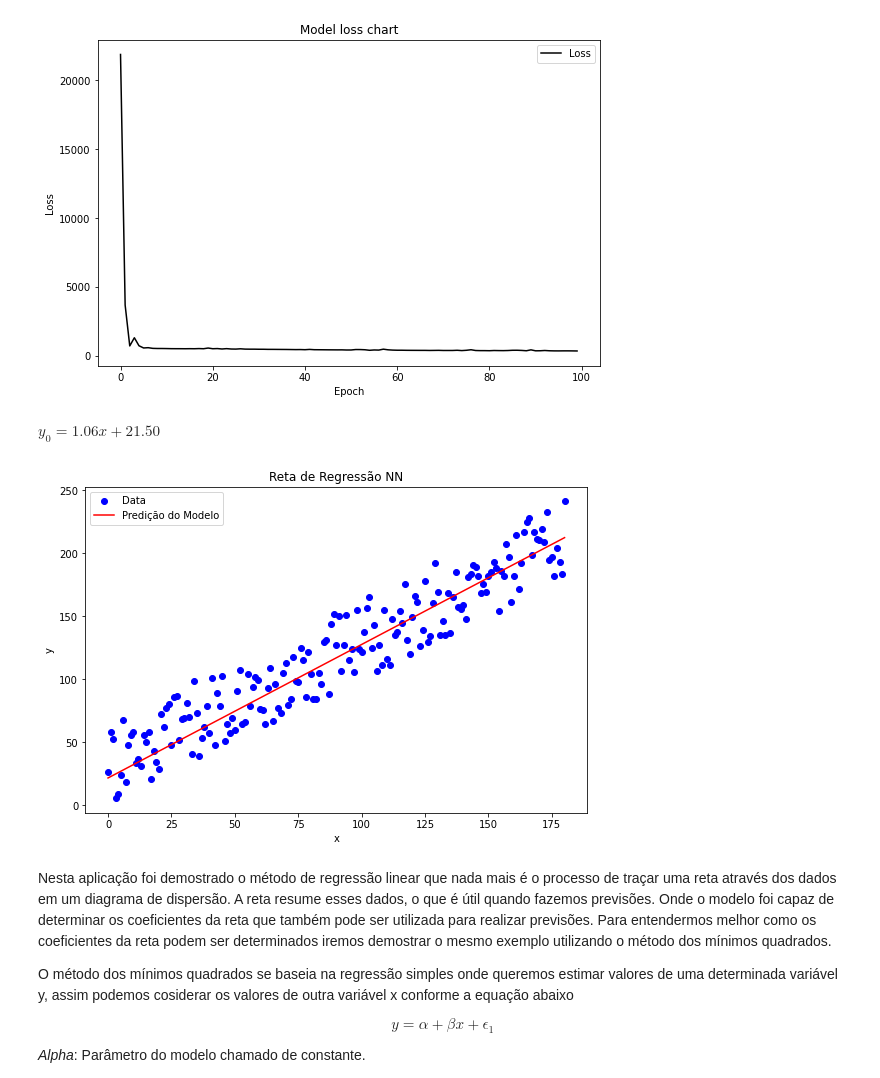
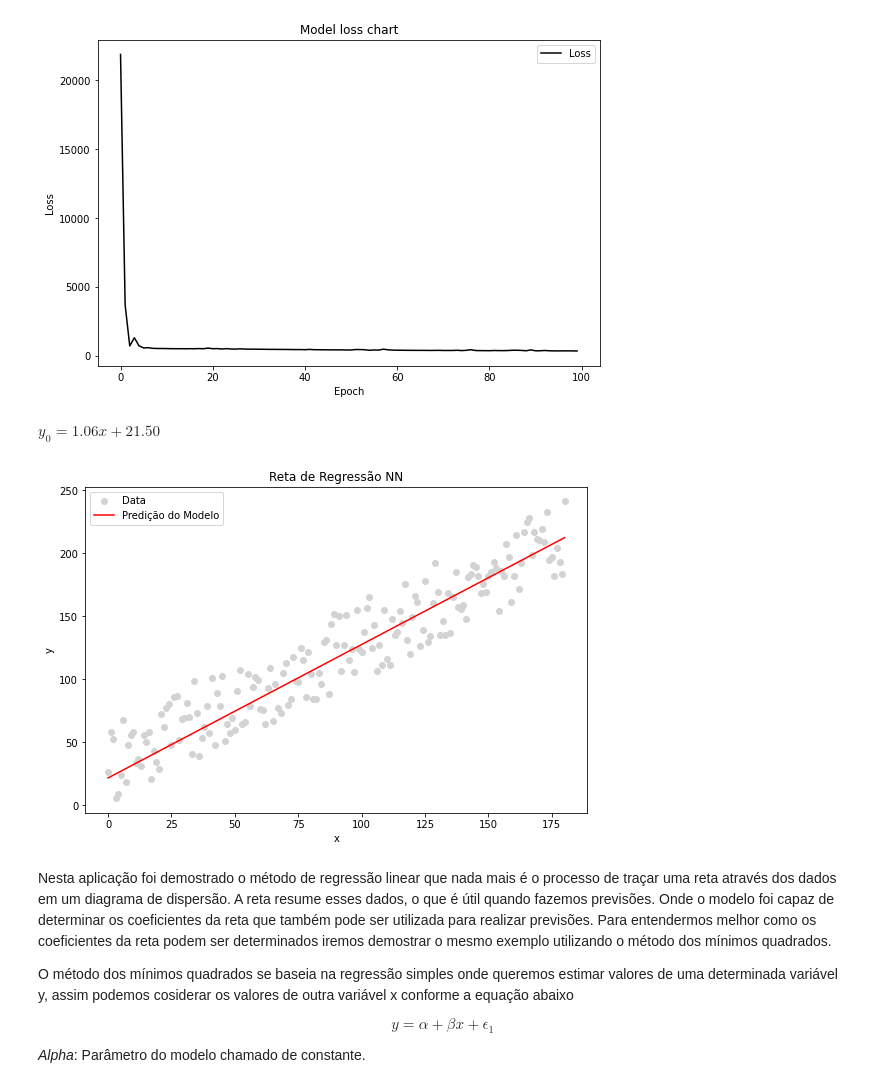
Before and after one commit to silasabs/PIVIC-PIBIC-Comunicacoes-Opticas, a Jupyter notebook: jupyter notebooks/Introduction_ANNs.ipynb, the cells around one changed output. Saved outputs shown, nothing was run; the diff lists cells and outputs as text; code cells hidden in the pictures.

```diff
--- a/jupyter notebooks/Introduction_ANNs.ipynb
+++ b/jupyter notebooks/Introduction_ANNs.ipynb
@@ -617,22 +617,22 @@ Text(0, 0.5, 'Loss')
 # %%
 # Realizando a predição do modelo
 predicao = model.predict(data)
 
 plt.figure(num=None, figsize=(9, 6))
-plt.scatter(data, random_data, label='Data', color='b')
+plt.scatter(data, random_data, label='Data', color='lightgrey')
 plt.plot(predicao, label='Predição do Modelo', color='r')
 plt.title('Reta de Regressão NN')
 plt.xlabel(r'x')
 plt.ylabel(r'y')
 plt.legend()
 
 # Visualiza os valores dos coeficientes estimados pelo modelo, retornando os pesos e biases da primeira camada.
 coef = model.layers[0].get_weights()
 #print('y = {}x + {}'.format(coef[0].round(2), coef[1].round(2)))
 display(Math('y_0 = %.2f x + %.2f' % (coef[0], coef[1])))
 # %% [output]
 $\displaystyle y_0 = 1.06 x + 21.50$
-[figure, old version]
+[figure, new version]
 # %%
 # model.save('Introduction_ANNs_regression.h5')
 # %% [markdown]
```
Also changed, not shown: parts of 2 cells of this notebook.
